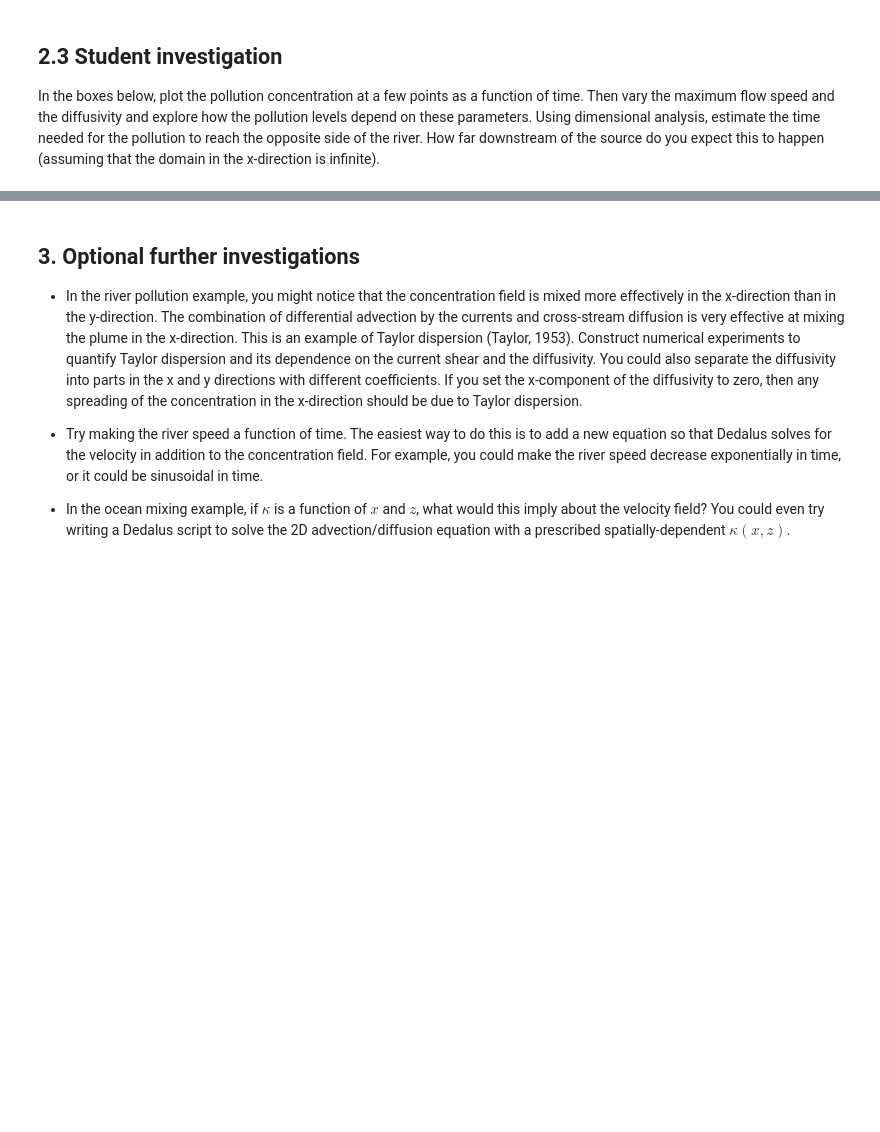
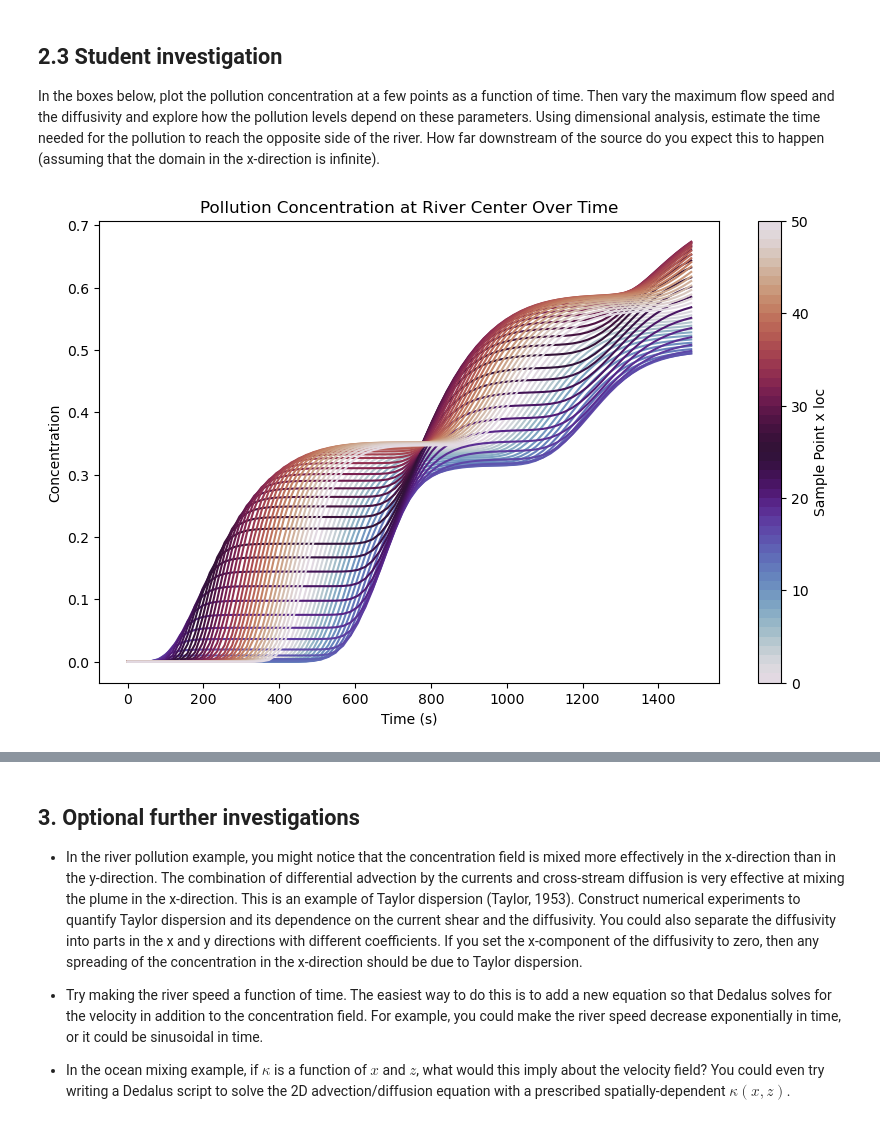
Before and after one commit to louis-de-neve/QCES, a Jupyter notebook: Project2_transport.ipynb, the cells around one changed output, grey strips where cells are left out. Drawn from its saved outputs; the diff is of its cells as text; code cells hidden in the pictures; blank space fills up the shorter version.

```diff
--- a/Project2_transport.ipynb
+++ b/Project2_transport.ipynb
@@ -399,3 +396,46 @@ HTML(anim.to_html5_video())
 ## 2.3 Student investigation
 <a id='section2pt3'></a>
 In the boxes below, plot the pollution concentration at a few points as a function of time. Then vary the maximum flow speed and the diffusivity and explore how the pollution levels depend on these parameters. Using dimensional analysis, estimate the time needed for the pollution to reach the opposite side of the river. How far downstream of the source do you expect this to happen (assuming that the domain in the x-direction is infinite).
+# %%
+# Define points to sample the concentration
+sample_points = []
+for i in range(0, L, 1):
+    sample_points.append((i, 5))
+
+# Initialize a figure
+plt.figure(figsize=(10, 6))
+
+ax = plt.gca()
+
+# Plot the concentration at each sample point as a function of time
+import matplotlib.cm as cm
+
+# Create a colormap
+cmap = cm.get_cmap('twilight', len(sample_points))
+
+for i, (x_point, y_point) in enumerate(sample_points):
+    # Find the nearest grid points
+    x_idx = int((x_point/L)*Nx)
+    y_idx = int((y_point/w)*Ny)
+
+    # Extract the concentration at the sample point over time
+    concentration_at_point = c_save[:, x_idx, y_idx]
+
+    # Plot the concentration with a gradient color
+    plt.plot(t_save, concentration_at_point, color=cmap(i))
+
+
+# Add a colorbar
+sm = plt.cm.ScalarMappable(cmap=cmap, norm=plt.Normalize(vmin=0, vmax=L))
+sm.set_array([])
+cbar = plt.colorbar(sm, ax=ax, ticks=np.linspace(0, len(sample_points), num=10))
+cbar.set_label('Sample Point x loc')
+cbar.set_ticks(np.linspace(0, len(sample_points), num=6))
+
+# Add labels and legend
+plt.xlabel('Time (s)')
+plt.ylabel('Concentration')
+plt.title('Pollution Concentration at River Center Over Time')
+plt.show()
+# %% [output]
+[figure, added]
```
Also changed, not shown: parts of 6 cells of this notebook.
